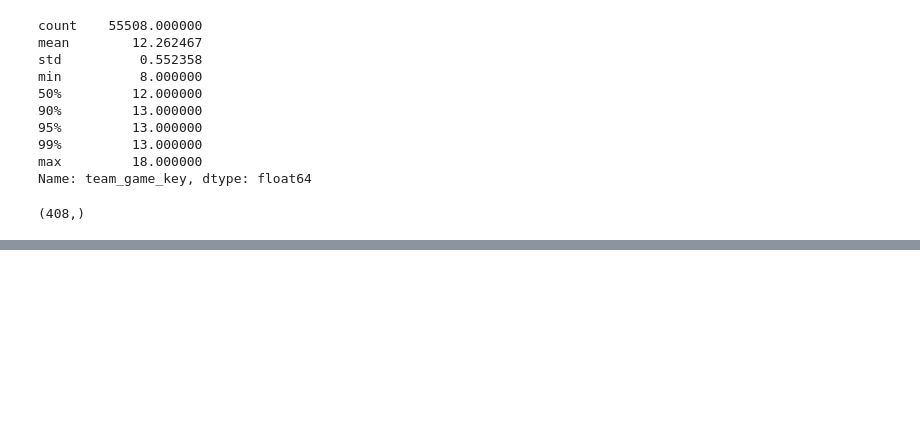
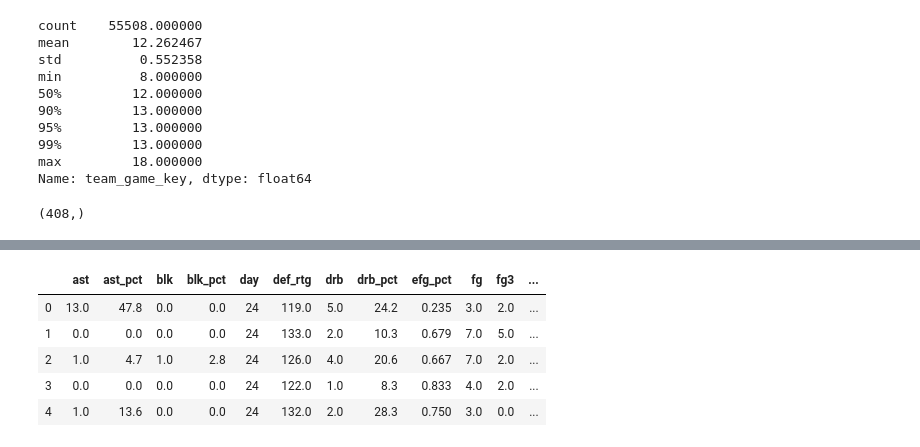
Before and after one commit to tristan00/sports_predictor, a Jupyter notebook: nba/eda.ipynb, the cells around one changed output, grey strips where cells are left out. Cells and saved outputs as stored; diff of their text form; code cells hidden in the pictures; blank space fills up the shorter version.

```diff
--- a/nba/eda.ipynb
+++ b/nba/eda.ipynb
@@ -280,0 +200,9 @@ results[results['history_lengths'] == 32].sort_values('accuracy', ascending = Fa
+# %%
+player_data.head()
+# %% [output]
+|  | ast | ast_pct | blk | blk_pct | day | def_rtg | drb | drb_pct | efg_pct | fg | fg3 | ... |
+| 0 | 13.0 | 47.8 | 0.0 | 0.0 | 24 | 119.0 | 5.0 | 24.2 | 0.235 | 3.0 | 2.0 | ... |
+| 1 | 0.0 | 0.0 | 0.0 | 0.0 | 24 | 133.0 | 2.0 | 10.3 | 0.679 | 7.0 | 5.0 | ... |
+| 2 | 1.0 | 4.7 | 1.0 | 2.8 | 24 | 126.0 | 4.0 | 20.6 | 0.667 | 7.0 | 2.0 | ... |
+| 3 | 0.0 | 0.0 | 0.0 | 0.0 | 24 | 122.0 | 1.0 | 8.3 | 0.833 | 4.0 | 2.0 | ... |
+| 4 | 1.0 | 13.6 | 0.0 | 0.0 | 24 | 132.0 | 2.0 | 28.3 | 0.750 | 3.0 | 0.0 | ... |
```
Also changed, not shown: parts of 18 cells of this notebook, 8 other files.
